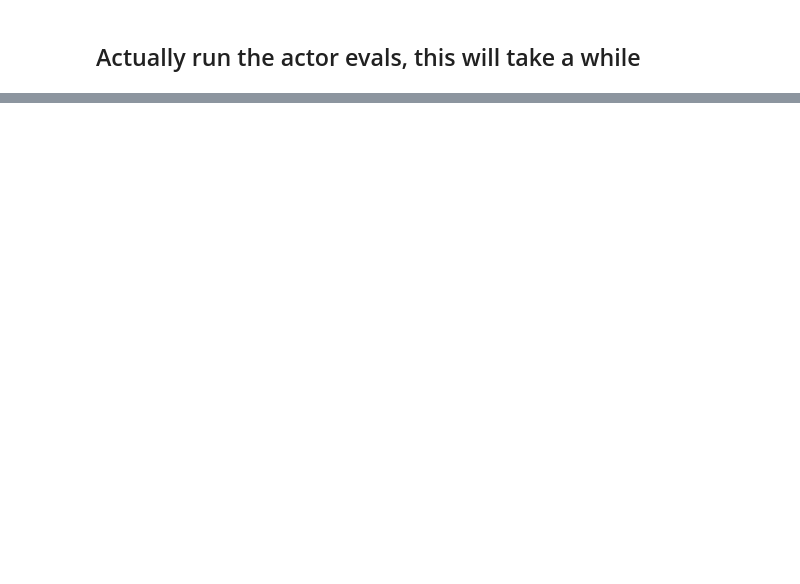
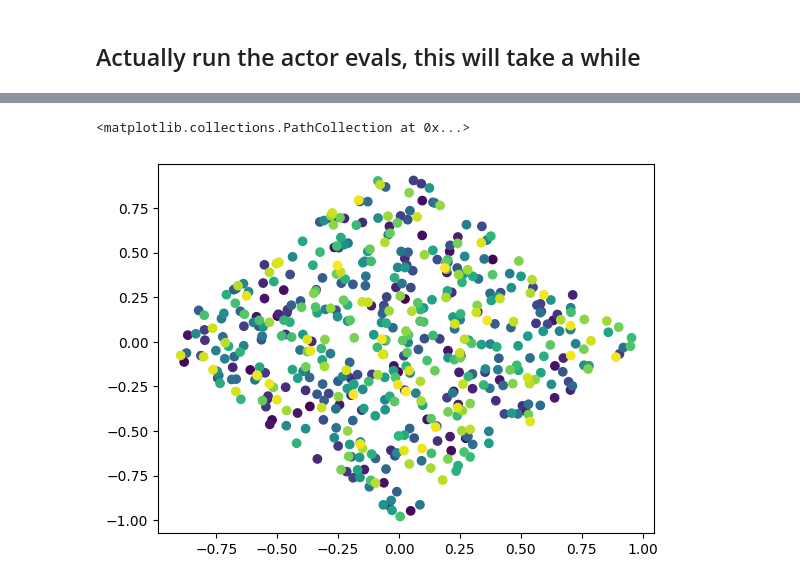
Before and after one commit to mishmish66/go_by_vibes, a Jupyter notebook: actor_eval.ipynb, the cells around one changed output, grey strips where cells are left out. Drawn from its saved outputs; the diff is of its cells as text; code cells hidden in the pictures; blank space fills up the shorter version.

```diff
--- a/actor_eval.ipynb
+++ b/actor_eval.ipynb
@@ -168,0 +238,5 @@ start_state = env_cls.init()
+# %%
+plt.scatter(optimized_actions[0, :, 0], optimized_actions[0, :, 1], c=range(len(optimized_actions[0])), cmap="viridis")
+# %% [output]
+<matplotlib.collections.PathCollection at 0x...>
+[figure, added]
```
Also changed, not shown: parts of 17 cells of this notebook.
